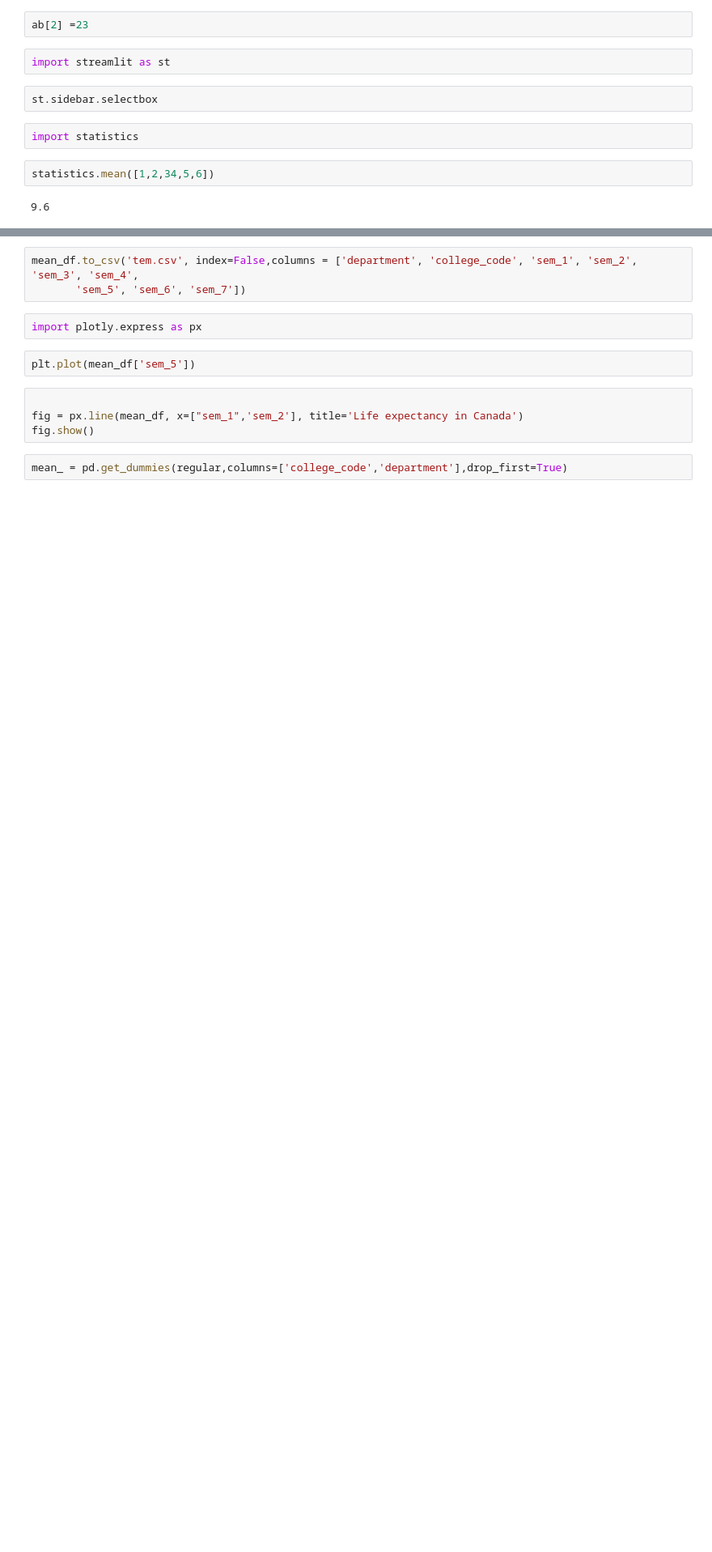
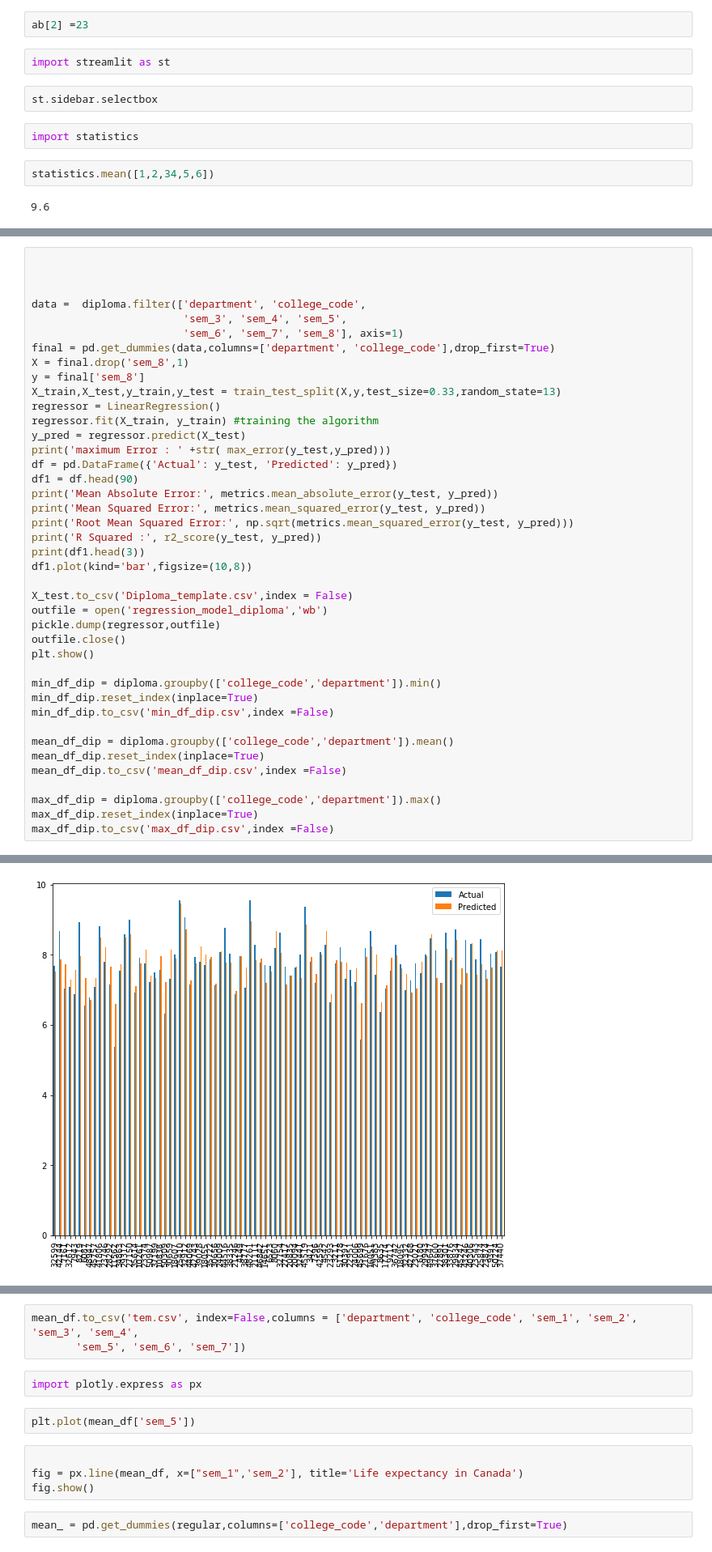
Before and after one commit to RushikeshGholap/Mumbai-University-Grades-Analysis-Prediction, a Jupyter notebook: Main.ipynb, the cells around one changed output, grey strips where cells are left out. Shown at 81% size. Cells and saved outputs as stored; diff of their text form; blank space fills up the shorter version.

Commit message:
Created Prediction UI
added refinements and created the UI for Prediction tab , First test for streamlit + heroku

```diff
--- a/Main.ipynb
+++ b/Main.ipynb
@@ -403,0 +570,42 @@ Index(['college_code', 'department', 'seat_no', 'elective', 'result', 'c1',
+# %%
+
+
+
+data =  diploma.filter(['department', 'college_code',
+                        'sem_3', 'sem_4', 'sem_5',
+                        'sem_6', 'sem_7', 'sem_8'], axis=1)
+final = pd.get_dummies(data,columns=['department', 'college_code'],drop_first=True)
+X = final.drop('sem_8',1)
+y = final['sem_8']
+X_train,X_test,y_train,y_test = train_test_split(X,y,test_size=0.33,random_state=13)
+regressor = LinearRegression()
+regressor.fit(X_train, y_train) #training the algorithm
+y_pred = regressor.predict(X_test)
+print('maximum Error : ' +str( max_error(y_test,y_pred)))
+df = pd.DataFrame({'Actual': y_test, 'Predicted': y_pred})
+df1 = df.head(90)
+print('Mean Absolute Error:', metrics.mean_absolute_error(y_test, y_pred))
+print('Mean Squared Error:', metrics.mean_squared_error(y_test, y_pred))
+print('Root Mean Squared Error:', np.sqrt(metrics.mean_squared_error(y_test, y_pred)))
+print('R Squared :', r2_score(y_test, y_pred))
+print(df1.head(3))
+df1.plot(kind='bar',figsize=(10,8))
+
+X_test.to_csv('Diploma_template.csv',index = False)
+outfile = open('regression_model_diploma','wb')
+pickle.dump(regressor,outfile)
+outfile.close()
+plt.show()
+
+min_df_dip = diploma.groupby(['college_code','department']).min()
+min_df_dip.reset_index(inplace=True)
+min_df_dip.to_csv('min_df_dip.csv',index =False)
+
+mean_df_dip = diploma.groupby(['college_code','department']).mean()
+mean_df_dip.reset_index(inplace=True)
+mean_df_dip.to_csv('mean_df_dip.csv',index =False)
+
+max_df_dip = diploma.groupby(['college_code','department']).max()
+max_df_dip.reset_index(inplace=True)
+max_df_dip.to_csv('max_df_dip.csv',index =False)
+# %% [output]
@@ -403,0 +621 @@ Index(['college_code', 'department', 'seat_no', 'elective', 'result', 'c1',
+[figure, added]
```
Also changed, not shown: parts of 9 cells of this notebook, 13 other files.
